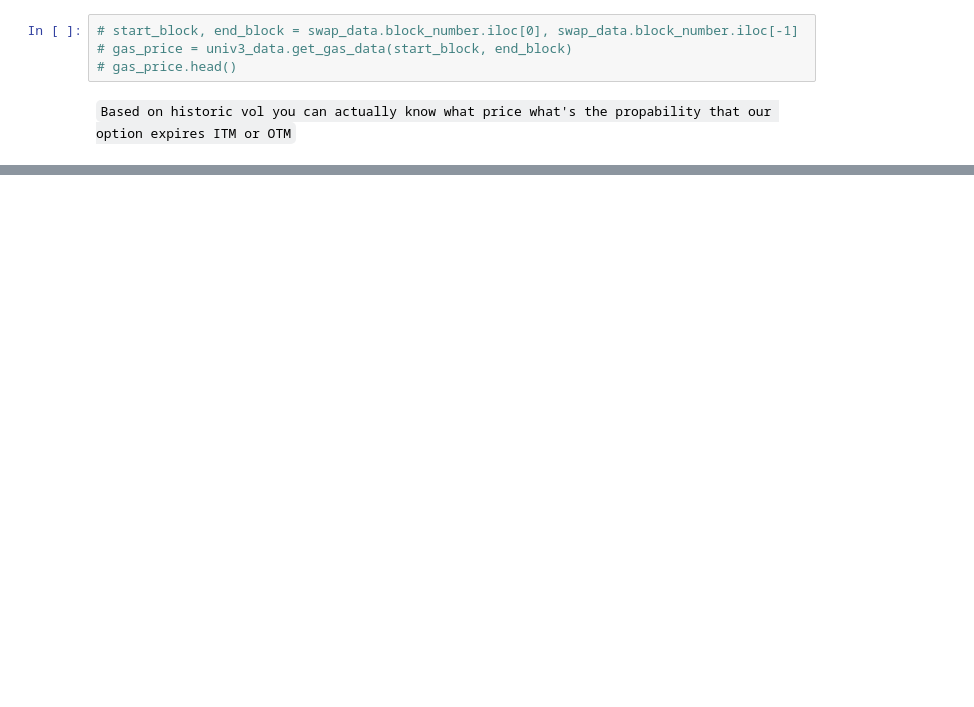
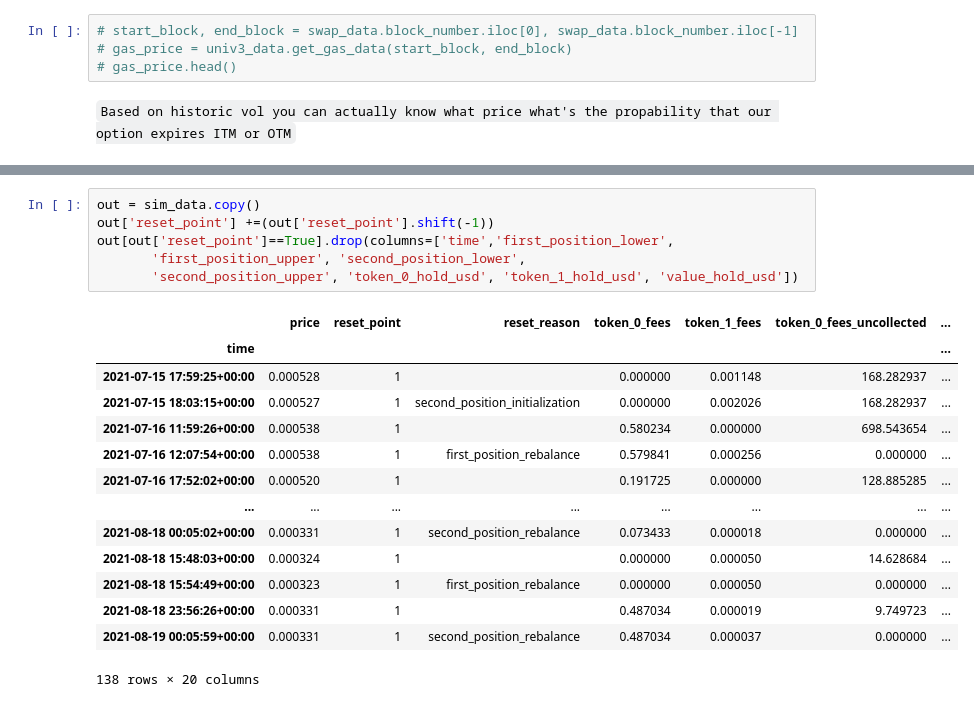
Before and after one commit to nguyenhieuec/uniswap_backtester, a Jupyter notebook: notebooks/big_query_testing.ipynb, the cells around one changed output, grey strips where cells are left out. Drawn from its saved outputs; the diff is of its cells as text; blank space fills up the shorter version.

```diff
--- a/notebooks/big_query_testing.ipynb
+++ b/notebooks/big_query_testing.ipynb
@@ -90,0 +94,21 @@ strategy_state.plot_asset_composition(sim_data, 'USDC', 'ETH')
+# %%
+out = sim_data.copy()
+out['reset_point'] +=(out['reset_point'].shift(-1))
+out[out['reset_point']==True].drop(columns=['time','first_position_lower',
+       'first_position_upper', 'second_position_lower',
+       'second_position_upper', 'token_0_hold_usd', 'token_1_hold_usd', 'value_hold_usd'])
+# %% [output]
+|  | price | reset_point | reset_reason | token_0_fees | token_1_fees | token_0_fees_uncollected | ... |
+| time |  |  |  |  |  |  | ... |
+| 2021-07-15 17:59:25+00:00 | 0.000528 | 1 |  | 0.000000 | 0.001148 | 168.282937 | ... |
+| 2021-07-15 18:03:15+00:00 | 0.000527 | 1 | second_position_initialization | 0.000000 | 0.002026 | 168.282937 | ... |
+| 2021-07-16 11:59:26+00:00 | 0.000538 | 1 |  | 0.580234 | 0.000000 | 698.543654 | ... |
+| 2021-07-16 12:07:54+00:00 | 0.000538 | 1 | first_position_rebalance | 0.579841 | 0.000256 | 0.000000 | ... |
+| 2021-07-16 17:52:02+00:00 | 0.000520 | 1 |  | 0.191725 | 0.000000 | 128.885285 | ... |
+| ... | ... | ... | ... | ... | ... | ... | ... |
+| 2021-08-18 00:05:02+00:00 | 0.000331 | 1 | second_position_rebalance | 0.073433 | 0.000018 | 0.000000 | ... |
+| 2021-08-18 15:48:03+00:00 | 0.000324 | 1 |  | 0.000000 | 0.000050 | 14.628684 | ... |
+| 2021-08-18 15:54:49+00:00 | 0.000323 | 1 | first_position_rebalance | 0.000000 | 0.000050 | 0.000000 | ... |
+| 2021-08-18 23:56:26+00:00 | 0.000331 | 1 |  | 0.487034 | 0.000019 | 9.749723 | ... |
+| 2021-08-19 00:05:59+00:00 | 0.000331 | 1 | second_position_rebalance | 0.487034 | 0.000037 | 0.000000 | ... |
+138 rows × 20 columns
```
Also changed, not shown: parts of 9 cells of this notebook, 1 other file.
